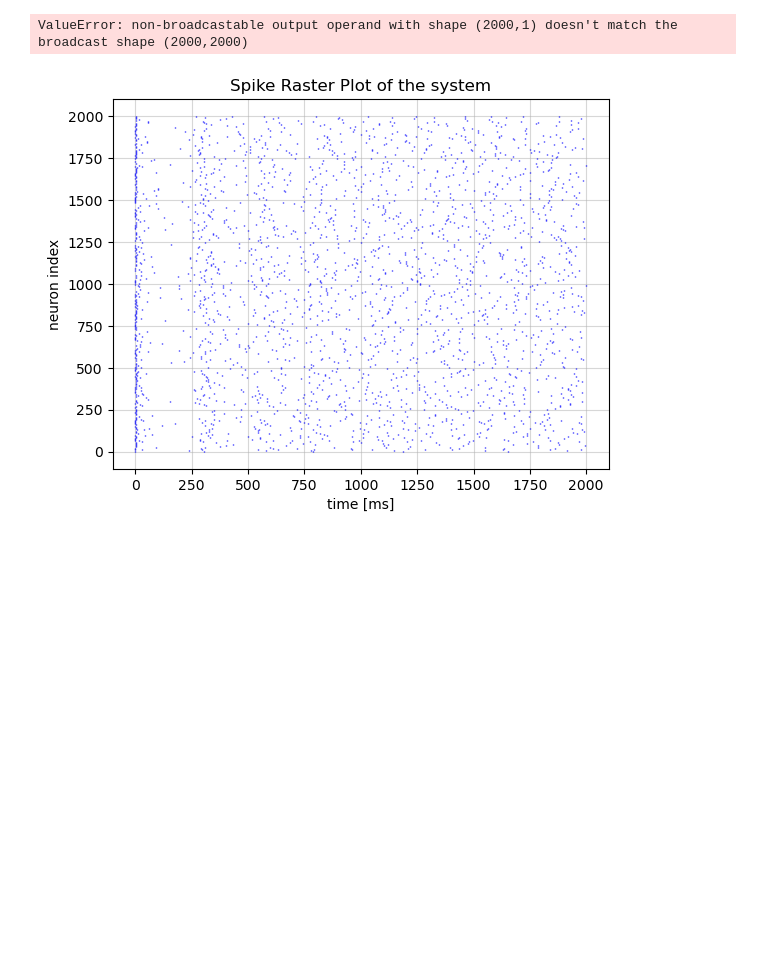
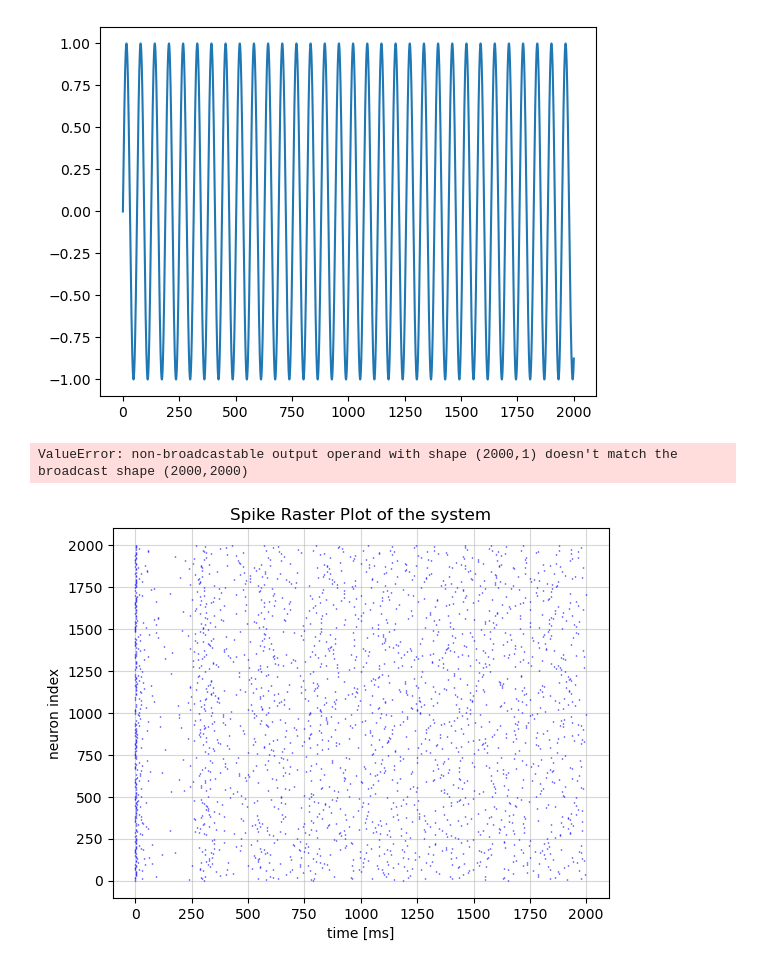
Before and after one commit to ali-mahani/lif-force, a Jupyter notebook: preliminary/test_model.ipynb, the cells around one changed output. Cells and saved outputs as stored; diff of their text form; code cells hidden in the pictures; blank space fills up the shorter version.

```diff
--- a/preliminary/test_model.ipynb
+++ b/preliminary/test_model.ipynb
@@ -3,4 +3,15 @@ import numpy as np
 import matplotlib.pyplot as plt
 
 from izhikevich_rnn import Izhikevich
+# %%
+T = 2000
+dt = 4e-2
+t = np.arange(0, T, dt)
+x = np.sin(100 * t / 1000)
+x = x.reshape(-1, 1)
+# %%
+plt.plot(t, x)
+plt.show()
+# %% [output]
+[figure, added]
 # %%
```
Also changed, not shown: parts of 1 cell of this notebook, 1 other file.
